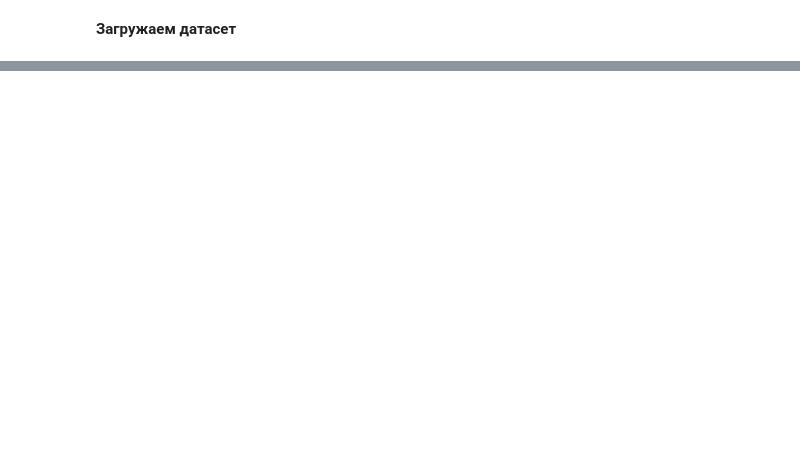
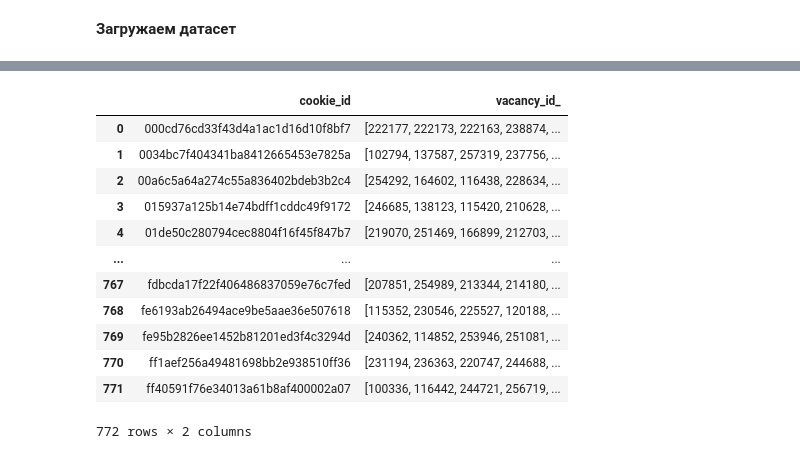
Before and after one commit to YurezSml/Hakaton2022, a Jupyter notebook: Model_RabotaRU.ipynb, the cells around one changed output, grey strips where cells are left out. Cells and saved outputs as stored; diff of their text form; code cells hidden in the pictures; blank space fills up the shorter version.

```diff
--- a/Model_RabotaRU.ipynb
+++ b/Model_RabotaRU.ipynb
@@ -133,0 +48,17 @@ get_recommendations(user_id_list_test_list, svd, number_of_vacancies=3)
+# %%
+test_df = pd.read_parquet(f"{data_dir}/test_public_mfti.parquet")
+test_df
+# %% [output]
+|  | cookie_id | vacancy_id_ |
+| 0 | 000cd76cd33f43d4a1ac1d16d10f8bf7 | [222177, 222173, 222163, 238874, ... |
+| 1 | 0034bc7f404341ba8412665453e7825a | [102794, 137587, 257319, 237756, ... |
+| 2 | 00a6c5a64a274c55a836402bdeb3b2c4 | [254292, 164602, 116438, 228634, ... |
+| 3 | 015937a125b14e74bdff1cddc49f9172 | [246685, 138123, 115420, 210628, ... |
+| 4 | 01de50c280794cec8804f16f45f847b7 | [219070, 251469, 166899, 212703, ... |
+| ... | ... | ... |
+| 767 | fdbcda17f22f406486837059e76c7fed | [207851, 254989, 213344, 214180, ... |
+| 768 | fe6193ab26494ace9be5aae36e507618 | [115352, 230546, 225527, 120188, ... |
+| 769 | fe95b2826ee1452b81201ed3f4c3294d | [240362, 114852, 253946, 251081, ... |
+| 770 | ff1aef256a49481698bb2e938510ff36 | [231194, 236363, 220747, 244688, ... |
+| 771 | ff40591f76e34013a61b8af400002a07 | [100336, 116442, 244721, 256719, ... |
+772 rows × 2 columns
```
Also changed, not shown: parts of 38 cells of this notebook.
